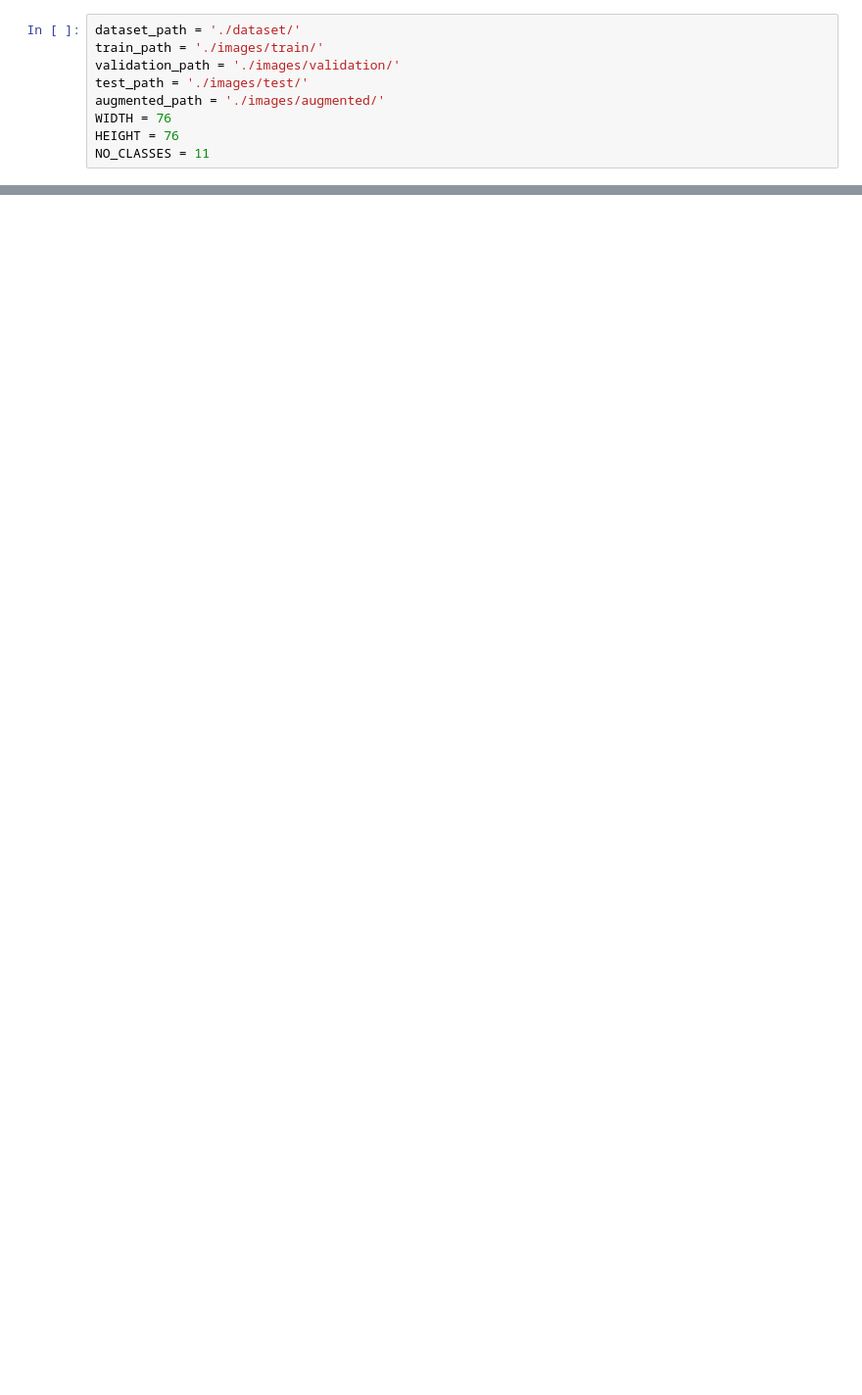
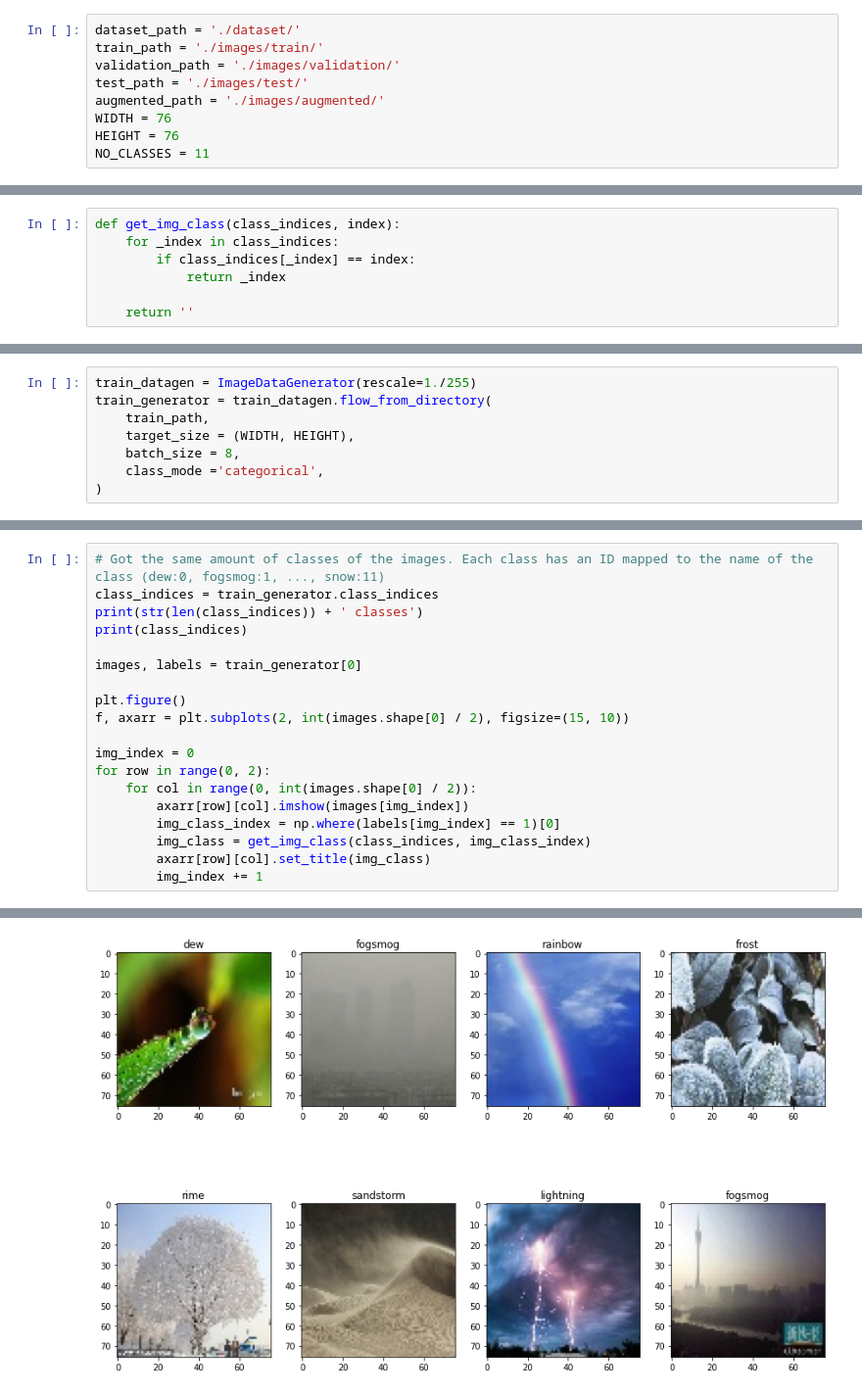
Before and after one commit to RafaelHinojosa/TC3002B_Development-of-Advanced-Applications-of-Computer-Science, a Jupyter notebook: Machine Learning/Act2 - Preprocessing of Data/weather_recognition.ipynb, the cells around one changed output, grey strips where cells are left out. Shown at 98% size. Cells and saved outputs as stored; diff of their text form; blank space fills up the shorter version.

```diff
--- a/Machine Learning/Act2 - Preprocessing of Data/weather_recognition.ipynb
+++ b/Machine Learning/Act2 - Preprocessing of Data/weather_recognition.ipynb
@@ -323,0 +94,7 @@ TC2003B Actividad 2.2 Preprocesado de los datos
+# %%
+def get_img_class(class_indices, index):
+    for _index in class_indices:
+        if class_indices[_index] == index:
+            return _index
+
+    return ''
@@ -323,0 +156,8 @@ TC2003B Actividad 2.2 Preprocesado de los datos
+# %%
+train_datagen = ImageDataGenerator(rescale=1./255)
+train_generator = train_datagen.flow_from_directory(
+    train_path,
+    target_size = (WIDTH, HEIGHT),
+    batch_size = 8,
+    class_mode ='categorical',
+)
@@ -323,0 +168,20 @@ TC2003B Actividad 2.2 Preprocesado de los datos
+# %%
+# Got the same amount of classes of the images. Each class has an ID mapped to the name of the class (dew:0, fogsmog:1, ..., snow:11)
+class_indices = train_generator.class_indices
+print(str(len(class_indices)) + ' classes')
+print(class_indices)
+
+images, labels = train_generator[0]
+
+plt.figure()
+f, axarr = plt.subplots(2, int(images.shape[0] / 2), figsize=(15, 10))
+
+img_index = 0
+for row in range(0, 2):
+	for col in range(0, int(images.shape[0] / 2)):
+		axarr[row][col].imshow(images[img_index])
+		img_class_index = np.where(labels[img_index] == 1)[0]
+		img_class = get_img_class(class_indices, img_class_index)
+		axarr[row][col].set_title(img_class)
+		img_index += 1
+# %% [output]
@@ -323,0 +191 @@ TC2003B Actividad 2.2 Preprocesado de los datos
+[figure, added]
```
Also changed, not shown: parts of 89 cells of this notebook, 4 other files.
